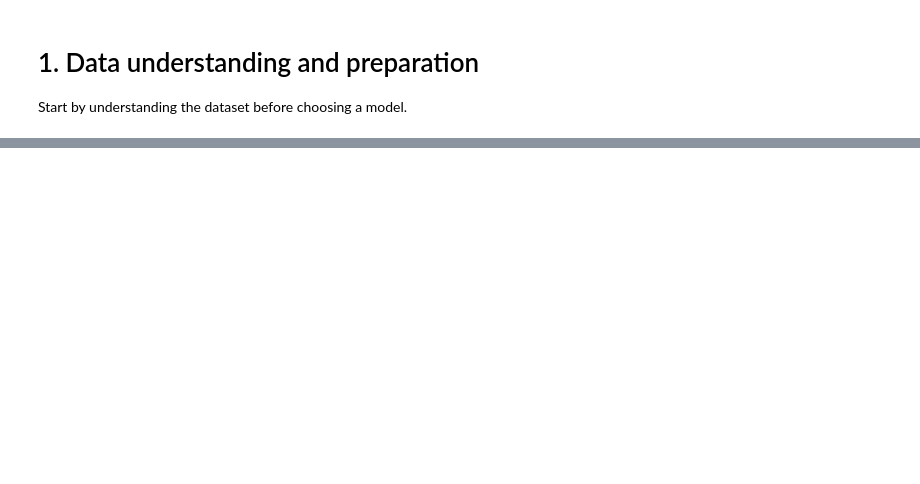
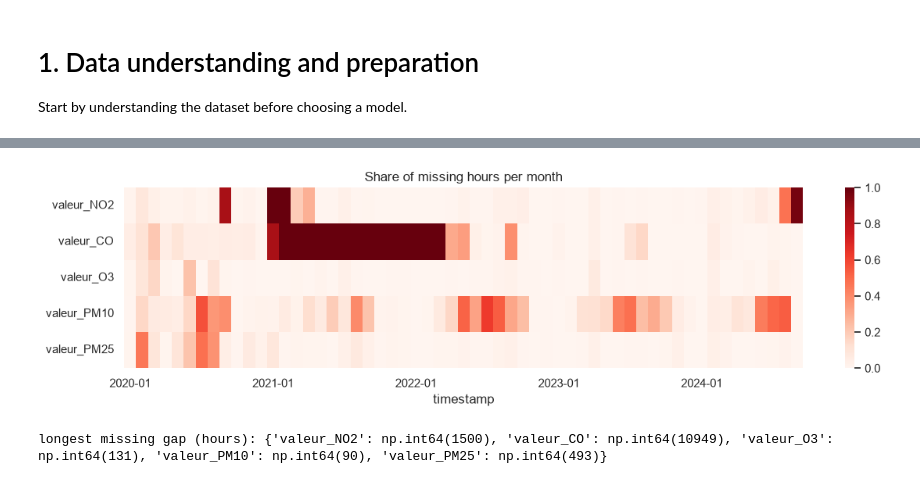
Before and after one commit to nicotranfr/air-polluants-in-paris, a Jupyter notebook: notebooks/main.ipynb, the cells around one changed output, grey strips where cells are left out. Saved outputs shown, nothing was run; the diff lists cells and outputs as text; code cells hidden in the pictures; blank space fills up the shorter version.

```diff
--- a/notebooks/main.ipynb
+++ b/notebooks/main.ipynb
@@ -63,0 +116,17 @@ or test data.
+# %%
+train = pd.read_csv(DATA / "train.csv")
+test = pd.read_csv(DATA / "test.csv")
+sample_sub = pd.read_csv(DATA / "sample_submission.csv")
+
+# The timestamp is the "id" column, formatted "YYYY-MM-DD HH"
+for d in (train, test):
+    d["timestamp"] = pd.to_datetime(d[TIME_COL], format="%Y-%m-%d %H")
+df = train.set_index("timestamp")[POLLUTANTS]
+
+print("train:", train.shape, "| test:", test.shape)
+print("columns:", list(train.columns))
+print("sorted:", df.index.is_monotonic_increasing,
+      "| duplicated timestamps:", df.index.duplicated().sum(),
+      "| fully duplicated rows:", train.duplicated().sum())
+print("test starts 1h after train ends:", test["timestamp"].iloc[0] == df.index[-1] + pd.Timedelta(hours=1))
+display(df.head(), test.head())
@@ -63,0 +190,14 @@ or test data.
+# %%
+# Where are the missing values? Share of missing hours per month
+fig, ax = plt.subplots(figsize=(14, 3))
+sns.heatmap(df.isna().resample("MS").mean().T, cmap="Reds", vmin=0, vmax=1, ax=ax,
+            xticklabels=[d.strftime("%Y-%m") if d.month == 1 else "" for d in df.resample("MS").size().index])
+ax.set_title("Share of missing hours per month")
+plt.show()
+
+# Longest run of consecutive missing hours per pollutant
+runs = {c: df[c].isna().groupby(df[c].notna().cumsum()).sum().max() for c in POLLUTANTS}
+print("longest missing gap (hours):", runs)
+# %% [output]
+[figure, added]
+longest missing gap (hours): {'valeur_NO2': np.int64(1500), 'valeur_CO': np.int64(10949), 'valeur_O3': np.int64(131), 'valeur_PM10': np.int64(90), 'valeur_PM25': np.int64(493)}
```
Also changed, not shown: parts of 88 cells of this notebook, 3 other files.
